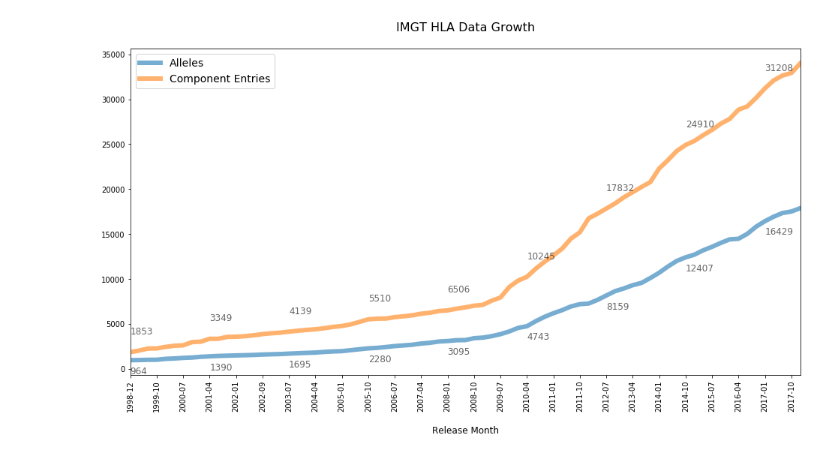
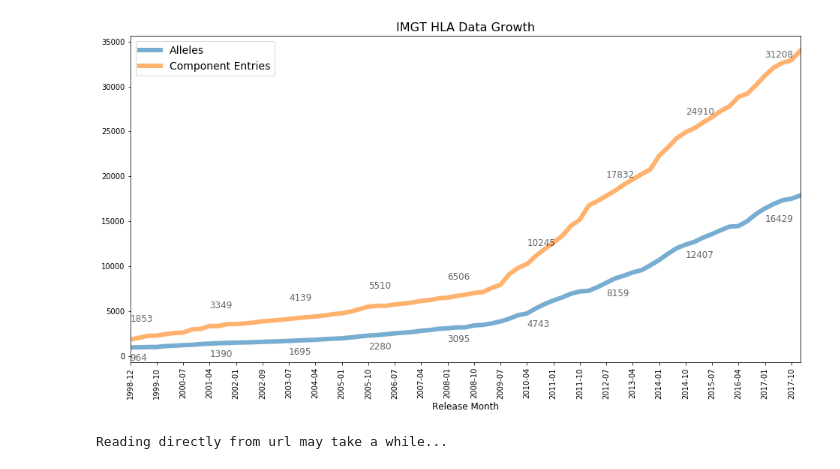
Before and after one commit to machnine/HLA-Tools, a Jupyter notebook: IMGT_HLA_Stats_Visualisation.ipynb, the cells around one changed output. Cells and saved outputs as stored; diff of their text form; code cells hidden in the pictures.

Commit message:
moved code to HLA_stats_plots.py

```diff
--- a/IMGT_HLA_Stats_Visualisation.ipynb
+++ b/IMGT_HLA_Stats_Visualisation.ipynb
@@ -5,63 +4,13 @@ import matplotlib.pyplot as plt
 # %%
-#stats page of HLA alleles
-imgt_HLA_stats_url = 'https://www.ebi.ac.uk/ipd/imgt/hla/stats.html'
-
-stats = pd.read_html(imgt_HLA_stats_url, parse_dates=True)
+IMGT_HLA_STATS_URL = 'https://www.ebi.ac.uk/ipd/imgt/hla/stats.html'
+HLA_ALLELE_HISTORY = 'https://raw.githubusercontent.com/ANHIG/IMGTHLA/Latest/Allelelist_history.txt'
-# %%
-if stats[1].iloc[0,0] == 'Database Growth':
-
-    #remove some headings
-    d = stats[1].iloc[2:].copy()
-
-    #reset columns
-    d.columns = list(stats[1].iloc[1])
-
-    #reset index
-    d.set_index('Release', drop=True, inplace=True)
-
-    #convert datatypes
-    d.loc[:, ['Alleles','Component Entries']] \
-    = d.loc[:, ['Alleles','Component Entries']].astype(int)
-
-    #plot
-    d.plot(x=['Month'],
-           y=['Alleles', 'Component Entries'],
-           figsize=(16, 8),
-           alpha=0.6,
-           linewidth=6,
-           rot=90)
-
-    ax = plt.gca()
-
-
-    #display one tick label every 3 releases (9 calendar months in between)
-    #displaying every release makes it too 'busy'
-
-    _release_intervals = 3
-
-    xticks = [x for x in range(0, len(d['Month']), _release_intervals)]
-    xticklabels = d['Month'][::_release_intervals]
-    ax.set_xticks(xticks)
-    ax.set_xticklabels(xticklabels)
-    ax.set_title(label='IMGT HLA Data Growth\n', fontsize=16)
-
-    xticks = xticks[::3]
-    xticklabels = xticklabels[::3]
-
-    plt.xlabel('\nRelease Month', {'fontsize': 12})
-
-    plt.legend(prop={'size':14})
-
-    for tick, label in zip(xticks, xticklabels):
-        ya = d.loc[d[d['Month'] == label].index, 'Alleles']
-        plt.text(x=tick, y=ya - 1500, s=ya[0], alpha=0.6, fontsize=12)
-
-        yb = d.loc[d[d['Month'] == label].index, 'Component Entries']
-        plt.text(x=tick, y=yb + 2000, s=yb[0], alpha=0.6, fontsize=12)
-
-    plt.savefig('plot.png')
-else:
-    print('The layout of IMGT HLA Stats page has changed, " \
-          "the code needs to be updated.')
-# %% [output]
-[figure, removed]
+# %%
+dg = DataGrowthPlot(IMGT_HLA_STATS_URL)
+version_map = dg.release_dates()
+dg.plot()
+# %% [output]
+[figure, added]
+# %%
+lg = LocusStackingPlot(HLA_ALLELE_HISTORY, version_map)
+# %% [output]
+Reading directly from url may take a while...
```
Also changed, not shown: parts of 3 cells of this notebook, 5 other files.
